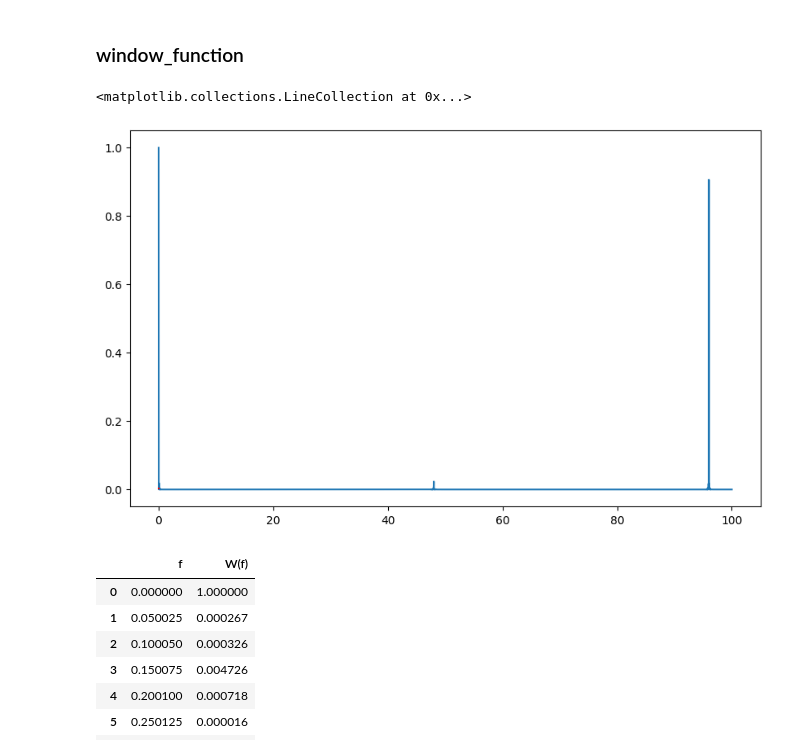
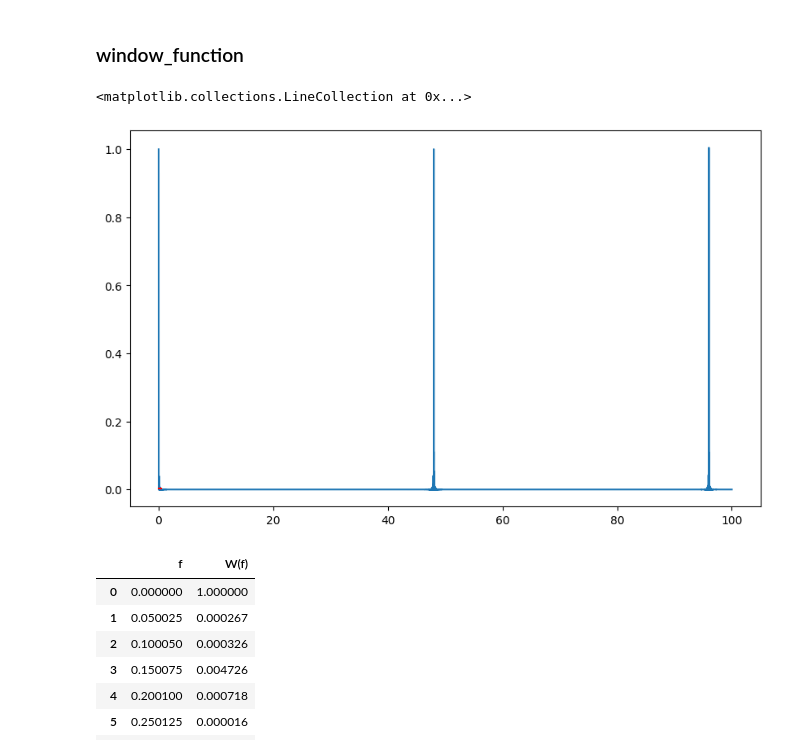
Before and after one commit to carlosccamino/asteroseismology, a Jupyter notebook: asteroseismology/tests.ipynb, the cells around one changed output. Drawn from its saved outputs; the diff is of its cells as text; code cells hidden in the pictures.

Commit message:
dev: freq_analysis - Developing window_function

```diff
--- a/asteroseismology/tests.ipynb
+++ b/asteroseismology/tests.ipynb
@@ -329,18 +358,17 @@ with fits.open(path) as hdul:
     data = hdul[1].data
     time = data['TIME']
 # %%
-w_f = window_function(t=time, f_min=0, f_max=100, resol=4000)
+w_f = window_function(t=time, f_min=0, f_max=100, resol=10, method='LombScargle')
 
 fig = plt.figure(figsize=(10,6))
 ax1 = fig.add_subplot()
-
-ax1.plot(np.linspace(0,100, 4000), w_f)
+ax1.plot(w_f[:,0], w_f[:,1])
 #ax1.set_ylim(0,0.02)
-#ax1.set_xlim(0, 1)
-ax1.vlines(0.07, 0, 0.005, colors='red')
+#ax1.set_xlim(47, 49)
+ax1.vlines(np.linspace(0.075, 0.4,4), 0, 0.005, colors='red')
 # %% [output]
 <matplotlib.collections.LineCollection at 0x...>
-[figure, old version]
+[figure, new version]
 # %%
 my_dict = {'f': np.linspace(0,100, 2000),
            'W(f)': w_f}
```
Also changed, not shown: parts of 1 cell of this notebook, 2 other files.
